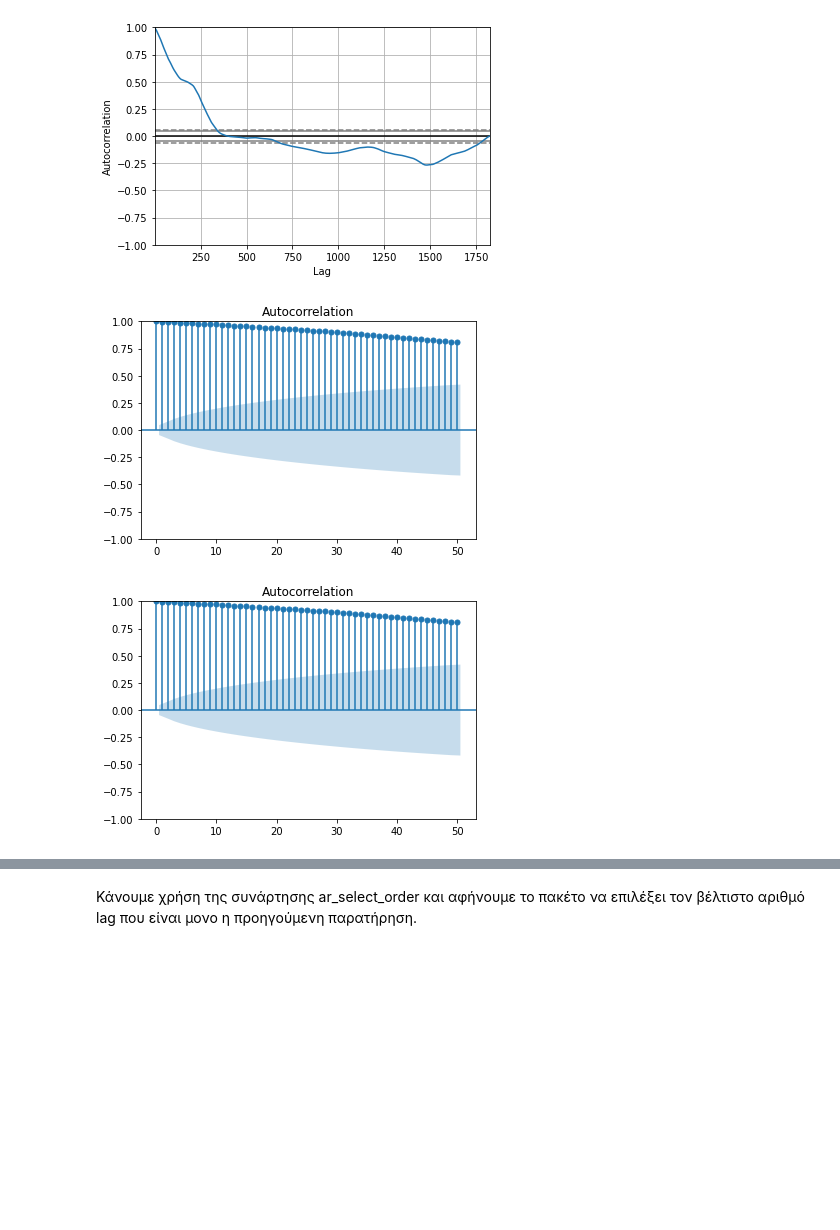
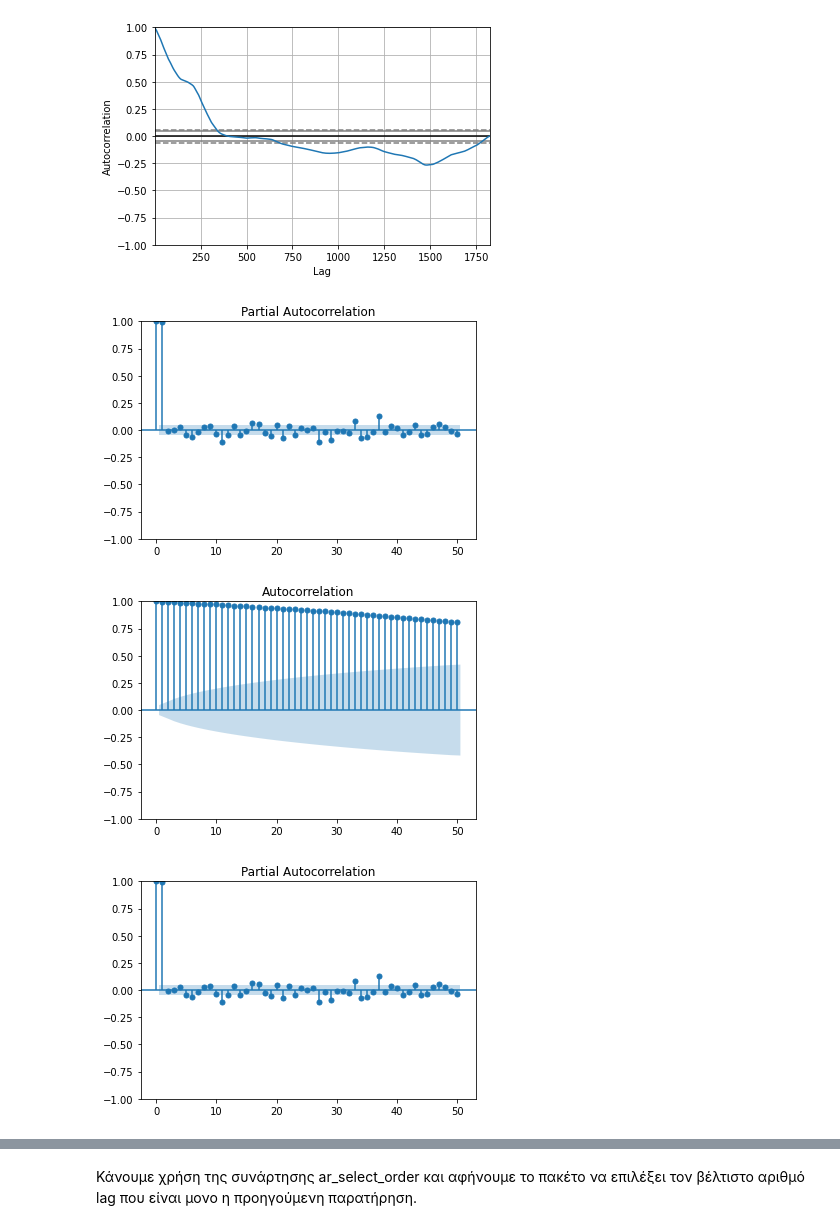
Before and after one commit to JimTsiob/Machine-Learning-project, a Jupyter notebook: lin.ipynb, the cells around one changed output, grey strips where cells are left out. Drawn from its saved outputs; the diff is of its cells as text; code cells hidden in the pictures; blank space fills up the shorter version.

```diff
--- a/lin.ipynb
+++ b/lin.ipynb
@@ -187,10 +187,12 @@ pd.plotting.autocorrelation_plot(data_scaled["Close"])
 <AxesSubplot:xlabel='Lag', ylabel='Autocorrelation'>
 [figure]
 # %%
-from statsmodels.graphics.tsaplots import plot_acf
+from statsmodels.graphics.tsaplots import plot_acf,plot_pacf
 plot_acf(data_scaled["Close"], lags=50)
+plot_pacf(data_scaled["Close"],lags=50)
 # %% [output]
-[figure, old version]
+[figure, new version]
 [figure]
+[figure, added]
 # %% [markdown]
 ##### Από τα παραπάνω διαγράμματα διαπιστώνουμε την ύπαρξη αυτοσυσχέτισης στις τιμές της μεταβλητής Close. Ειδικότερα, η σημαντικότητα του lag μικραίνει όσο απομακρυνόμαστε χρονικά από τη δεδομένη χρονική στιγμή. Το υπόδειγμα AR που θα χρησιμοποιήσουμε ουσιαστικά αποτελεί μια γραμμική παλινδρόμηση χρησιμοποιώντας σαν ερμηνευτικές μεταβλητές προηγούμενες παρατηρήσεις της ελέυθερης μεταβλητής (Close price).
```
Also changed, not shown: parts of 6 cells of this notebook.
